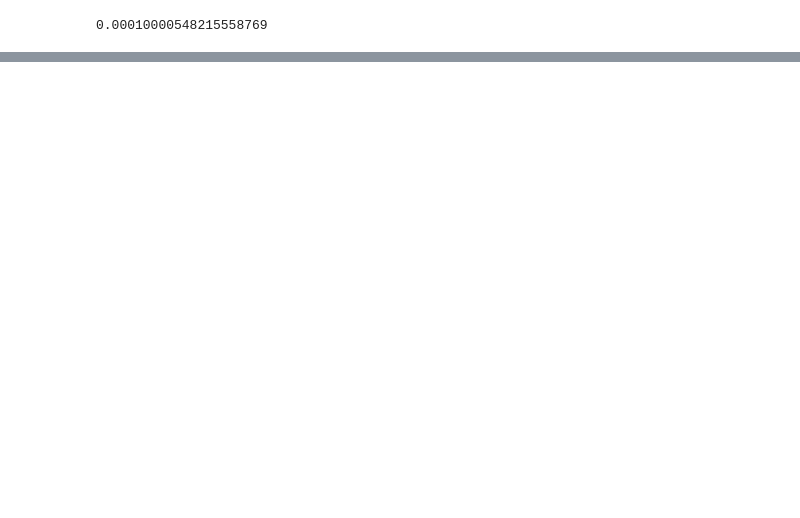
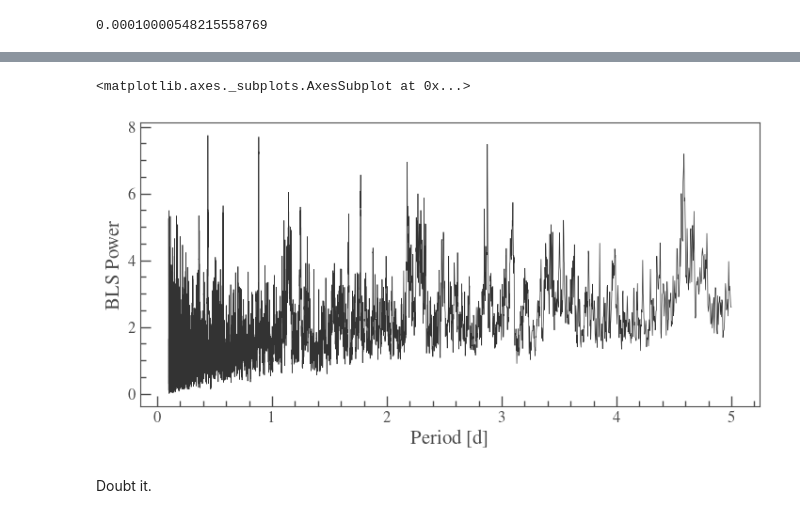
Before and after one commit to davidjwilson/GD394-Tess, a Jupyter notebook: tess_period.ipynb, the cells around one changed output, grey strips where cells are left out. Drawn from its saved outputs; the diff is of its cells as text; code cells hidden in the pictures; blank space fills up the shorter version.

```diff
--- a/tess_period.ipynb
+++ b/tess_period.ipynb
@@ -395,0 +449,7 @@ lc2c.to_csv('gd394_2sector_lc.csv')
+# %%
+pgb.plot()
+# %% [output]
+<matplotlib.axes._subplots.AxesSubplot at 0x...>
+[figure, added]
+# %% [markdown]
+Doubt it.
```
Also changed, not shown: parts of 10 cells of this notebook, 4 other files.
